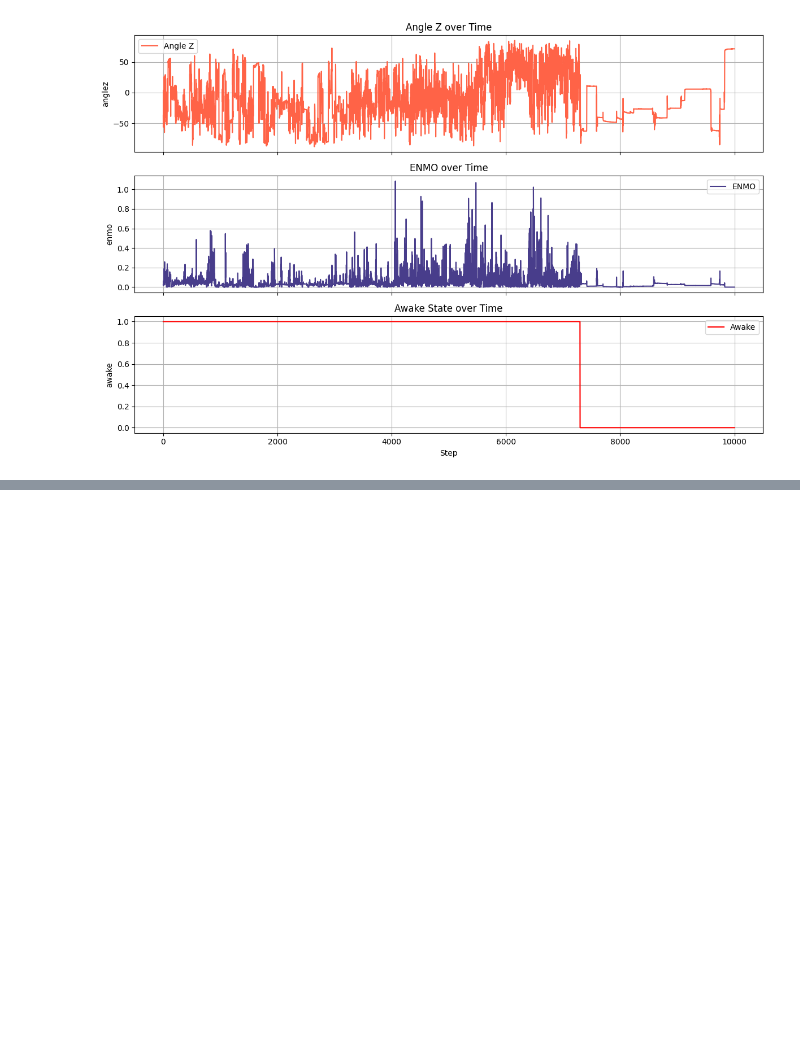
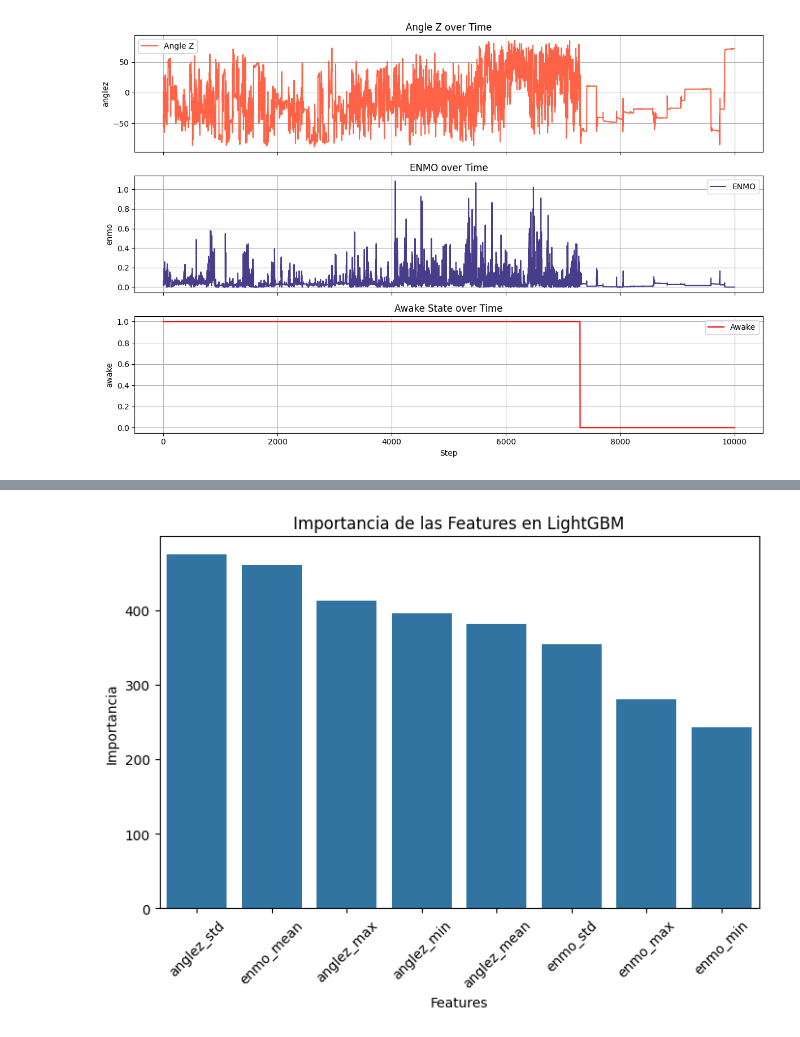
Before and after one commit to LeaMyl/Project_Sleep_States, a Jupyter notebook: SimpleDataset.ipynb, the cells around one changed output, grey strips where cells are left out. Cells and saved outputs as stored; diff of their text form; code cells hidden in the pictures; blank space fills up the shorter version.

```diff
--- a/Zzz_read.ipynb
+++ b/SimpleDataset.ipynb
@@ -206,14 +188,3 @@ plot_sleep_series(train_series, "939932f1822d")
 [figure]
 [figure]
 [figure]
-# %%
-def feature_engineering(df):
-    """Adds rolling mean and standard deviation for anglez and enmo."""
-    df["anglez_mean"] = df["anglez"].rolling(window=10, min_periods=1).mean()
-    df["anglez_std"] = df["anglez"].rolling(window=10, min_periods=1).std()
-    df["enmo_mean"] = df["enmo"].rolling(window=10, min_periods=1).mean()
-    df["enmo_std"] = df["enmo"].rolling(window=10, min_periods=1).std()
-
-    return df
-
-df = feature_engineering(train_multi_series)
@@ -306,0 +308,16 @@ weighted avg       0.91      0.91      0.91     52659
+# %%
+importances = model.feature_importances_
+feature_names = ["anglez_mean", "anglez_std", "anglez_max", "anglez_min",
+                 "enmo_mean", "enmo_std", "enmo_max", "enmo_min"]
+
+sorted_idx = np.argsort(importances)[::-1]
+
+plt.figure(figsize=(8,5))
+sns.barplot(x=np.array(feature_names)[sorted_idx], y=importances[sorted_idx])
+plt.xticks(rotation=45)
+plt.xlabel("Features")
+plt.ylabel("Importancia")
+plt.title("Importancia de las Features en LightGBM")
+plt.show()
+# %% [output]
+[figure, added]
```
Also changed, not shown: parts of 21 cells of this notebook, 1 other file.
